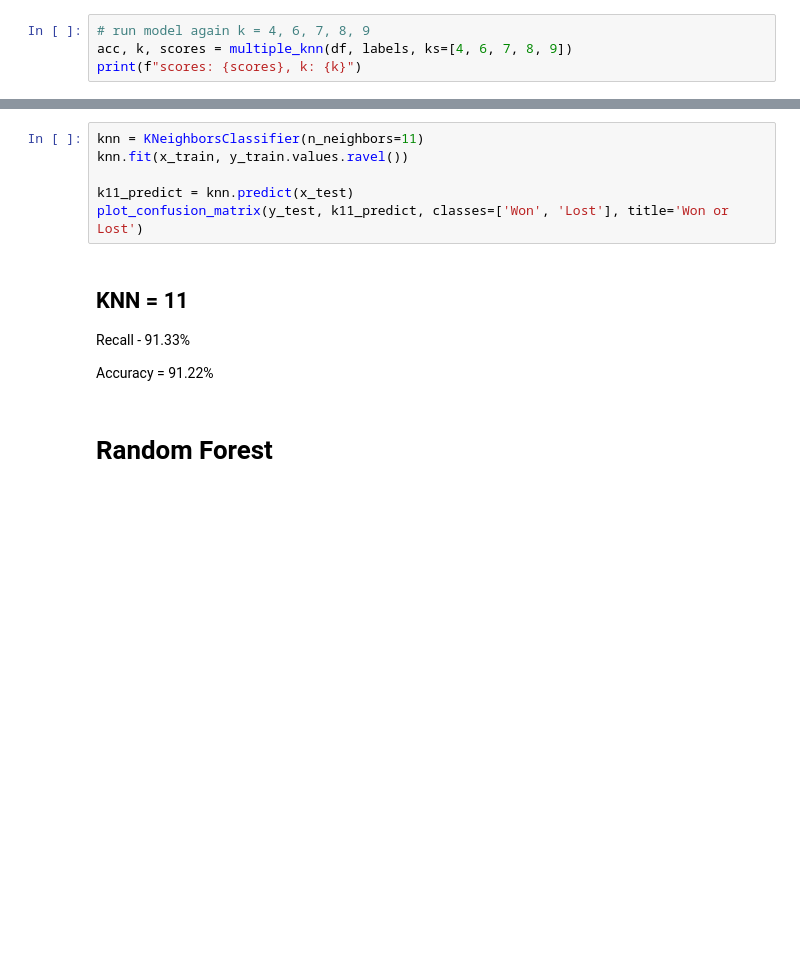
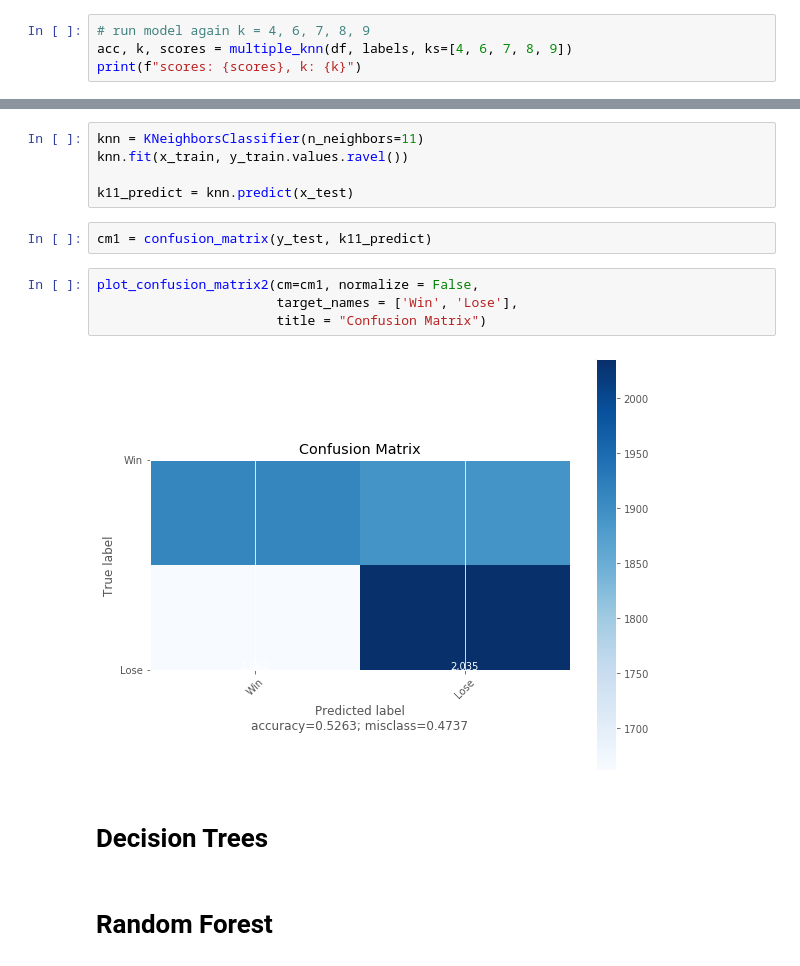
Before and after one commit to Gal-Gilor/In_Zeus_We_Trust, a Jupyter notebook: dota_classification_models.ipynb, the cells around one changed output, grey strips where cells are left out. Cells and saved outputs as stored; diff of their text form; blank space fills up the shorter version.

```diff
--- a/dota_classification_models.ipynb
+++ b/dota_classification_models.ipynb
@@ -126,14 +157,16 @@ knn = KNeighborsClassifier(n_neighbors=11)
 knn.fit(x_train, y_train.values.ravel())
 
 k11_predict = knn.predict(x_test)
-plot_confusion_matrix(y_test, k11_predict, classes=['Won', 'Lost'], title='Won or Lost')
-# %% [markdown]
-## KNN = 11
-
-
-Recall - 91.33%
-
-Accuracy = 91.22%
+# %%
+cm1 = confusion_matrix(y_test, k11_predict)
+# %%
+plot_confusion_matrix2(cm=cm1, normalize = False,
+                       target_names = ['Win', 'Lose'],
+                       title = "Confusion Matrix")
+# %% [output]
+[figure, added]
+# %% [markdown]
+# Decision Trees
 # %% [markdown]
 # Random Forest
 # %%
```
Also changed, not shown: parts of 9 cells of this notebook.
